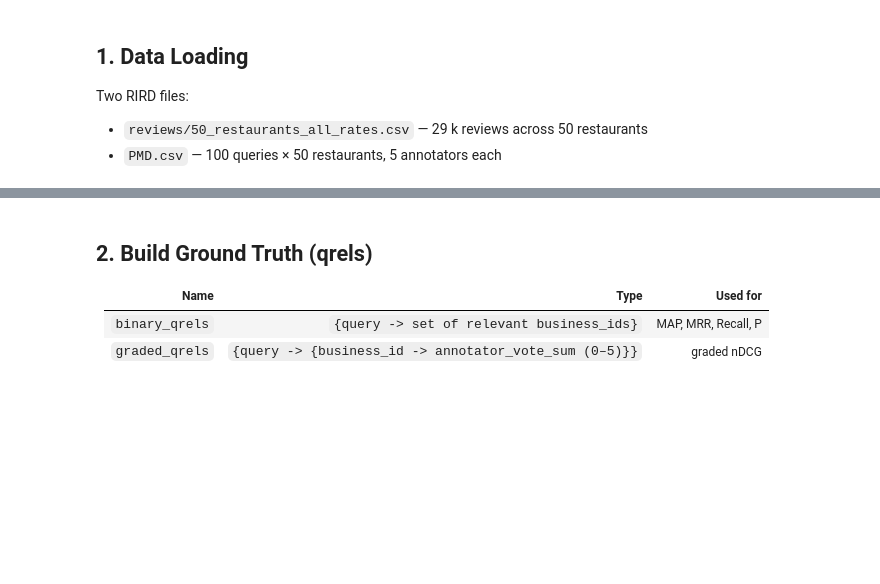
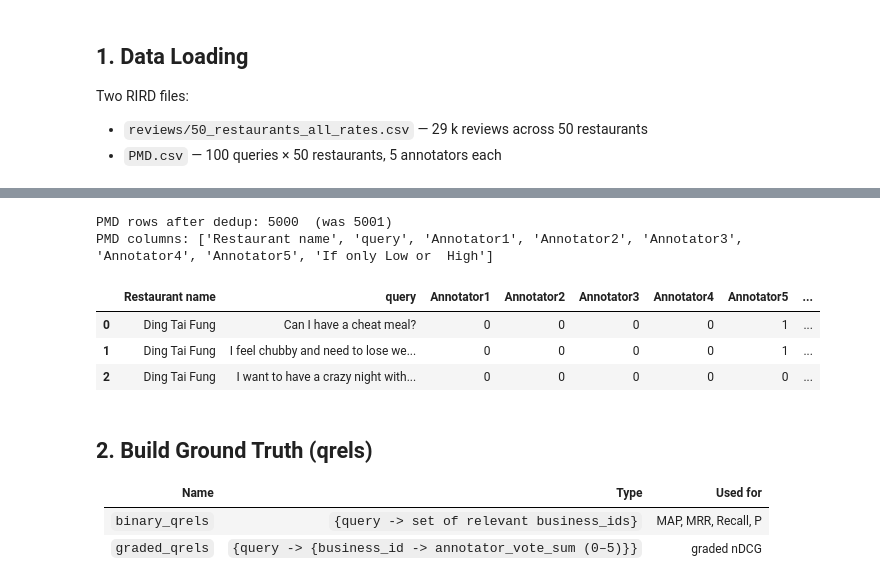
Before and after one commit to pcismyname/Food_Recommendation_Engine, a Jupyter notebook: baselines/baseline_models.ipynb, the cells around one changed output, grey strips where cells are left out. Cells and saved outputs as stored; diff of their text form; code cells hidden in the pictures; blank space fills up the shorter version.

```diff
--- a/baselines/baseline_models.ipynb
+++ b/baselines/baseline_models.ipynb
@@ -49,14 +59,25 @@ rev.head(2)
 # %%
 # ── PMD ─────────────────────────────────────────────────────────────────────
-pmd_raw = pd.read_csv(DATA / 'rir_data-main' / 'PMD.csv')
+pmd_raw = pd.read_csv('/content/PMD.csv')
 pmd = pmd_raw.drop_duplicates().copy()
 print(f'PMD rows after dedup: {len(pmd)}  (was {len(pmd_raw)})')
 
 ANNOTATORS = ['Annotator1','Annotator2','Annotator3','Annotator4','Annotator5']
-AGG_COL    = 'If only Low or High'
+AGG_COL    = 'If only Low or  High'   # note: double space — actual column name in PMD.csv
+
+# Cast annotator columns and AGG_COL to int (they may load as float due to NaN)
+for col in ANNOTATORS + [AGG_COL]:
+    pmd[col] = pd.to_numeric(pmd[col], errors='coerce').fillna(0).astype(int)
 
 print('PMD columns:', pmd.columns.tolist())
 pmd.head(3)
+# %% [output]
+PMD rows after dedup: 5000  (was 5001)
+PMD columns: ['Restaurant name', 'query', 'Annotator1', 'Annotator2', 'Annotator3', 'Annotator4', 'Annotator5', 'If only Low or  High']
+|  | Restaurant name | query | Annotator1 | Annotator2 | Annotator3 | Annotator4 | Annotator5 | ... |
+| 0 | Ding Tai Fung | Can I have a cheat meal? | 0 | 0 | 0 | 0 | 1 | ... |
+| 1 | Ding Tai Fung | I feel chubby and need to lose we... | 0 | 0 | 0 | 0 | 1 | ... |
+| 2 | Ding Tai Fung | I want to have a crazy night with... | 0 | 0 | 0 | 0 | 0 | ... |
 # %% [markdown]
 ## 2. Build Ground Truth (qrels)
 
```
Also changed, not shown: parts of 15 cells of this notebook, 2 other files.
